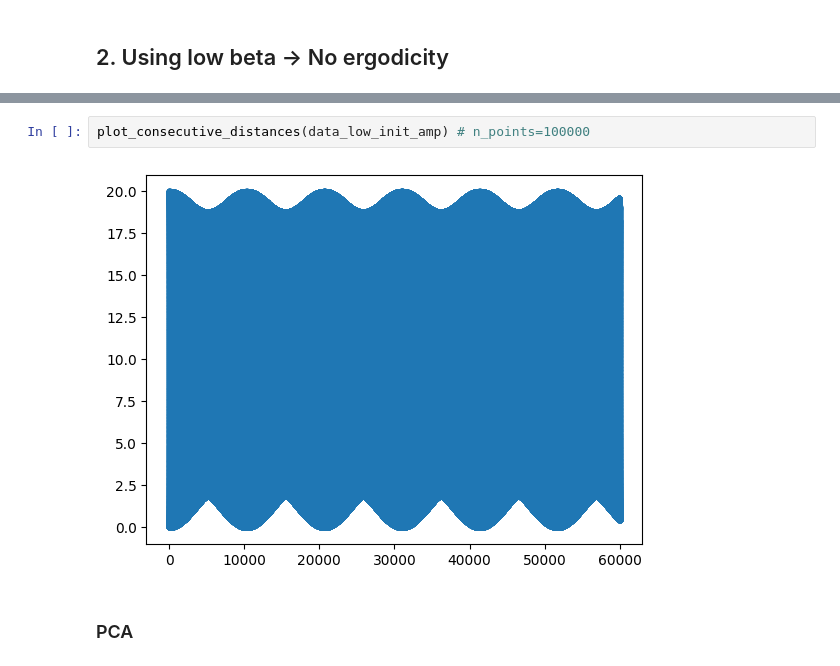
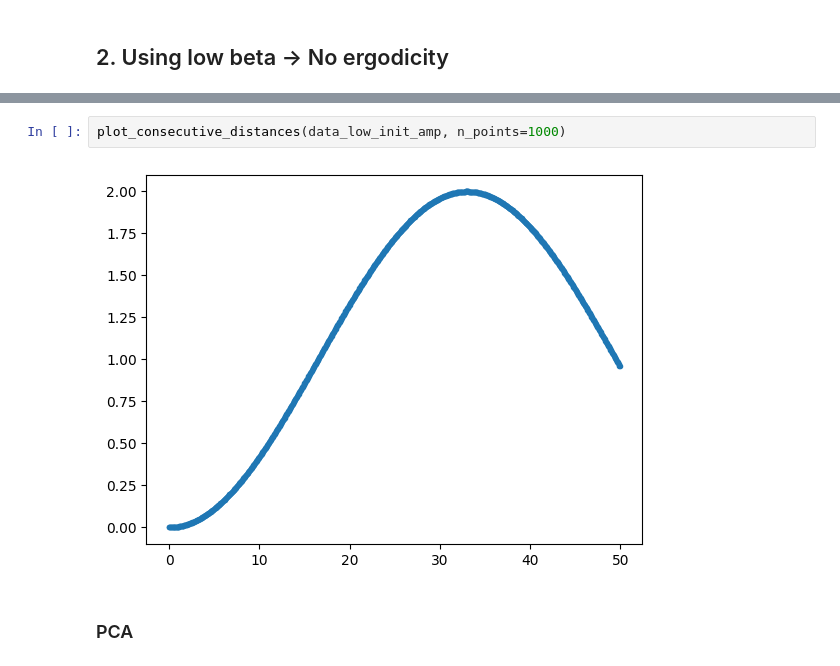
Before and after one commit to aleromualdi/FPU-Integrator, a Jupyter notebook: notebooks/02_create dataset sample manifold-benetting.ipynb, the cells around one changed output, grey strips where cells are left out. Cells and saved outputs as stored; diff of their text form.

```diff
--- a/notebooks/02_create dataset sample manifold-benetting.ipynb
+++ b/notebooks/02_create dataset sample manifold-benetting.ipynb
@@ -109,7 +103,7 @@ plot_mode_energies(data_low_init_amp)
 # %%
-plot_consecutive_distances(data_low_init_amp) # n_points=100000
+plot_consecutive_distances(data_low_init_amp, n_points=1000)
 # %% [output]
-[figure, old version]
+[figure, new version]
 # %% [markdown]
 ### PCA
 # %%
```
Also changed, not shown: parts of 20 cells of this notebook, 9 other files.
